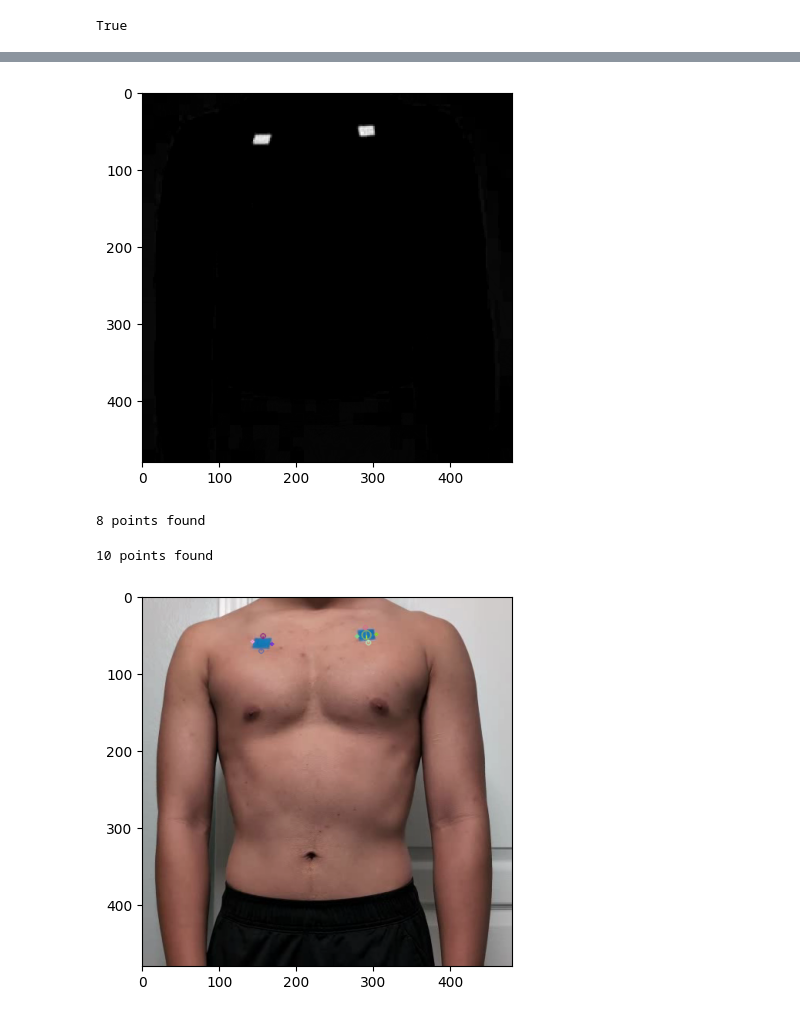
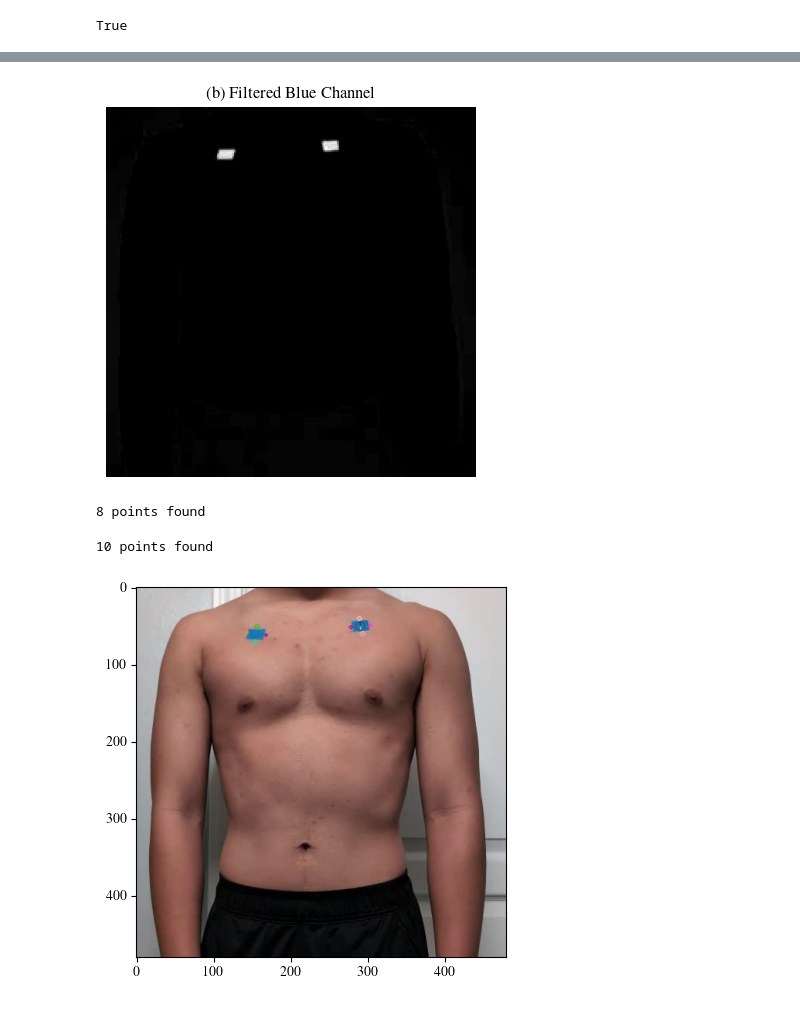
Before and after one commit to tiandahuang/chest-rppg, a Jupyter notebook: motion_track_marker.ipynb, the cells around one changed output, grey strips where cells are left out. Drawn from its saved outputs; the diff is of its cells as text; code cells hidden in the pictures.

Commit message:
images

```diff
--- a/motion_track_marker.ipynb
+++ b/motion_track_marker.ipynb
@@ -7,7 +7,7 @@ import os
 import numpy as np
 import seaborn as sns
 # %%
-test_video = 'marker_vid.mp4'
+test_video = 'data/marker_raw_480x480_30fps.mp4'
 print(os.path.isfile(test_video))
 # %% [output]
 True
@@ -46,10 +55,13 @@ for i, a in enumerate(ax[1]):
 # %%
 tf_kp = test_frame[:, :, 2] - np.min(test_frame, axis=-1)
 plt.figure()
+plt.axis('off')
+plt.title('(b) Filtered Blue Channel')
 plt.imshow(tf_kp, cmap='gray')
+plt.savefig('images/justblue.png', bbox_inches='tight')
 plt.show()
 # %% [output]
-[figure, old version]
+[figure, new version]
 # %%
 keypoints = cv2.goodFeaturesToTrack(tf_kp, mask=None,
                                     maxCorners=100,
@@ -73,7 +85,7 @@ plt.imshow(sift_out)
 plt.show()
 # %% [output]
 10 points found
-[figure, old version]
+[figure, new version]
 # %%
 plt.figure()
 plt.imshow(test_frame)
```
Also changed, not shown: parts of 5 cells of this notebook, 3 other files.
